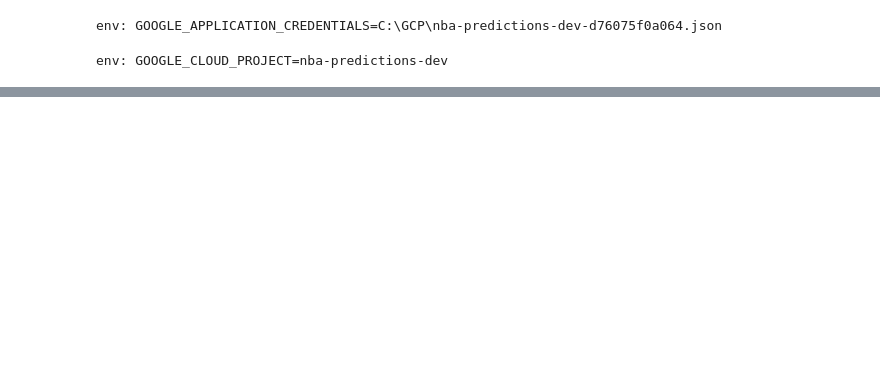
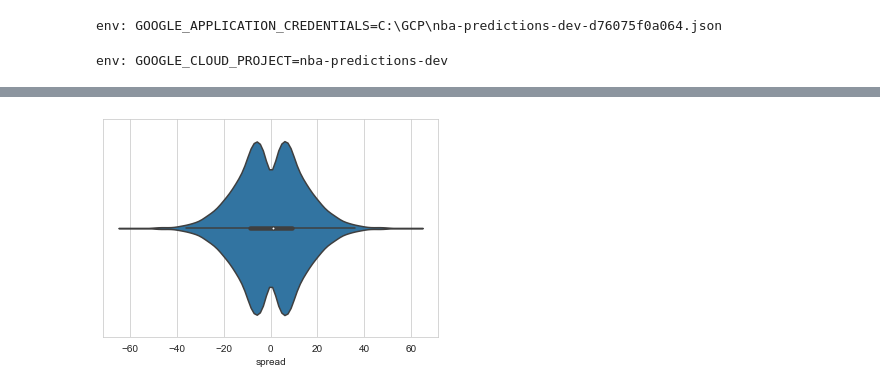
Before and after one commit to cwilbar04/gcp-end-to-end-nba-predictions, a Jupyter notebook: notebooks/EDA.ipynb, the cells around one changed output, grey strips where cells are left out. Cells and saved outputs as stored; diff of their text form; code cells hidden in the pictures; blank space fills up the shorter version.

```diff
--- a/notebooks/EDA.ipynb
+++ b/notebooks/EDA.ipynb
@@ -94,0 +80,15 @@ model.drop_duplicates()
+# %%
+model_included = model[['spread','incoming_is_win_streak', 'incoming_wma_10_bench_plus_minus',
+       'incoming_wma_10_efg_pct', 'incoming_wma_10_ft_rate',
+       'incoming_wma_10_off_rtg', 'incoming_wma_10_opponent_bench_plus_minus',
+       'incoming_wma_10_opponent_efg_pct', 'incoming_wma_10_opponent_ft_rate',
+       'incoming_wma_10_opponent_off_rtg', 'incoming_wma_10_opponent_tov_pct',
+       'incoming_wma_10_opponnent_starter_minutes_played_proportion',
+       'incoming_wma_10_pace',
+       'incoming_wma_10_starter_minutes_played_proportion',
+       'incoming_wma_10_tov_pct', 'is_home_team']]
+# %%
+sns.set_style("whitegrid")
+ax = sns.violinplot(data=model_included, x='spread', inner='box', orient='h')
+# %% [output]
+[figure, added]
```
Also changed, not shown: parts of 7 cells of this notebook, 3 other files.
